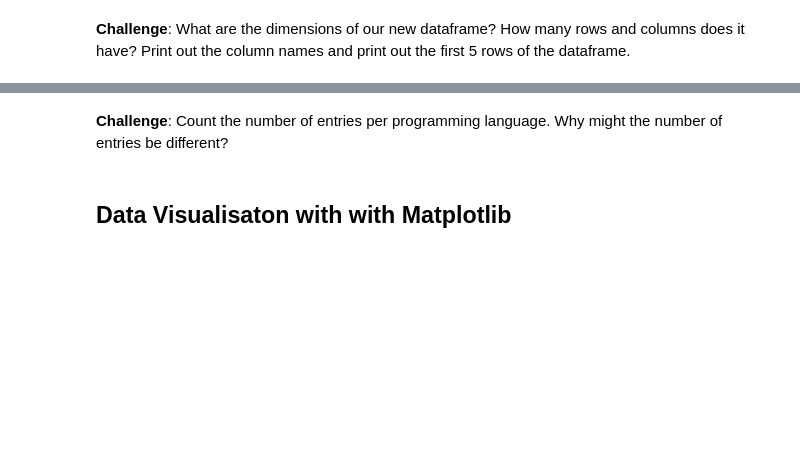
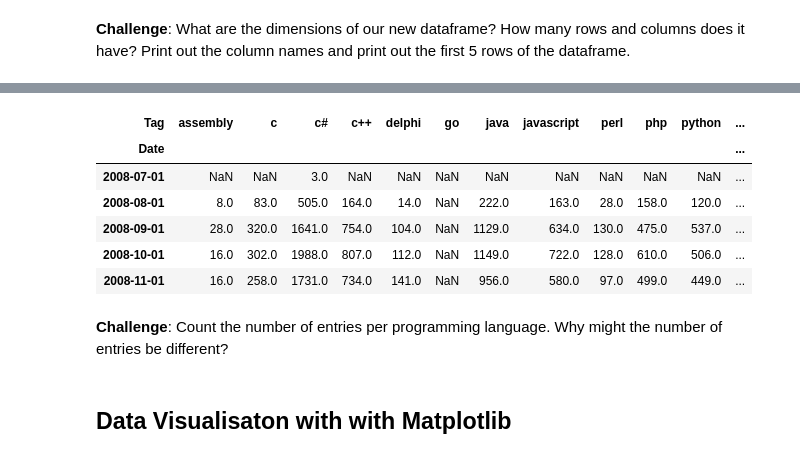
Before and after one commit to Xor01/Most-popular-programming-language, a Jupyter notebook: Programming_Languages.ipynb, the cells around one changed output, grey strips where cells are left out. Saved outputs shown, nothing was run; the diff lists cells and outputs as text; code cells hidden in the pictures; blank space fills up the shorter version.

```diff
--- a/Programming_Languages.ipynb
+++ b/Programming_Languages.ipynb
@@ -130,3 +158,13 @@ df.head()
+# %%
+pv_df.head()
+# %% [output]
+| Tag | assembly | c | c# | c++ | delphi | go | java | javascript | perl | php | python | ... |
+| Date |  |  |  |  |  |  |  |  |  |  |  | ... |
+| 2008-07-01 | NaN | NaN | 3.0 | NaN | NaN | NaN | NaN | NaN | NaN | NaN | NaN | ... |
+| 2008-08-01 | 8.0 | 83.0 | 505.0 | 164.0 | 14.0 | NaN | 222.0 | 163.0 | 28.0 | 158.0 | 120.0 | ... |
+| 2008-09-01 | 28.0 | 320.0 | 1641.0 | 754.0 | 104.0 | NaN | 1129.0 | 634.0 | 130.0 | 475.0 | 537.0 | ... |
+| 2008-10-01 | 16.0 | 302.0 | 1988.0 | 807.0 | 112.0 | NaN | 1149.0 | 722.0 | 128.0 | 610.0 | 506.0 | ... |
+| 2008-11-01 | 16.0 | 258.0 | 1731.0 | 734.0 | 141.0 | NaN | 956.0 | 580.0 | 97.0 | 499.0 | 449.0 | ... |
 # %% [markdown]
 **Challenge**: Count the number of entries per programming language. Why might the number of entries be different?
 # %% [markdown]
```
Also changed, not shown: parts of 3 cells of this notebook.
